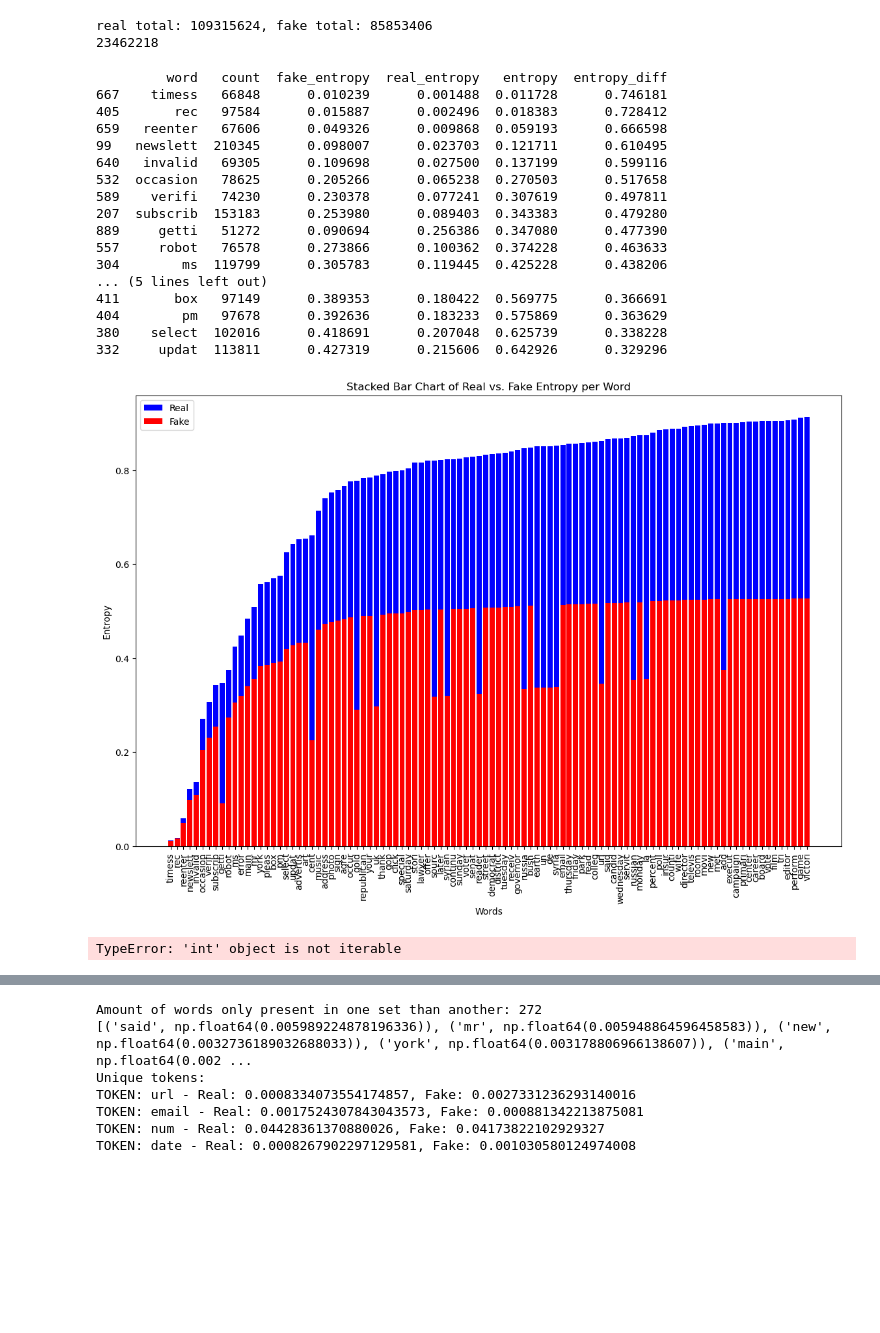
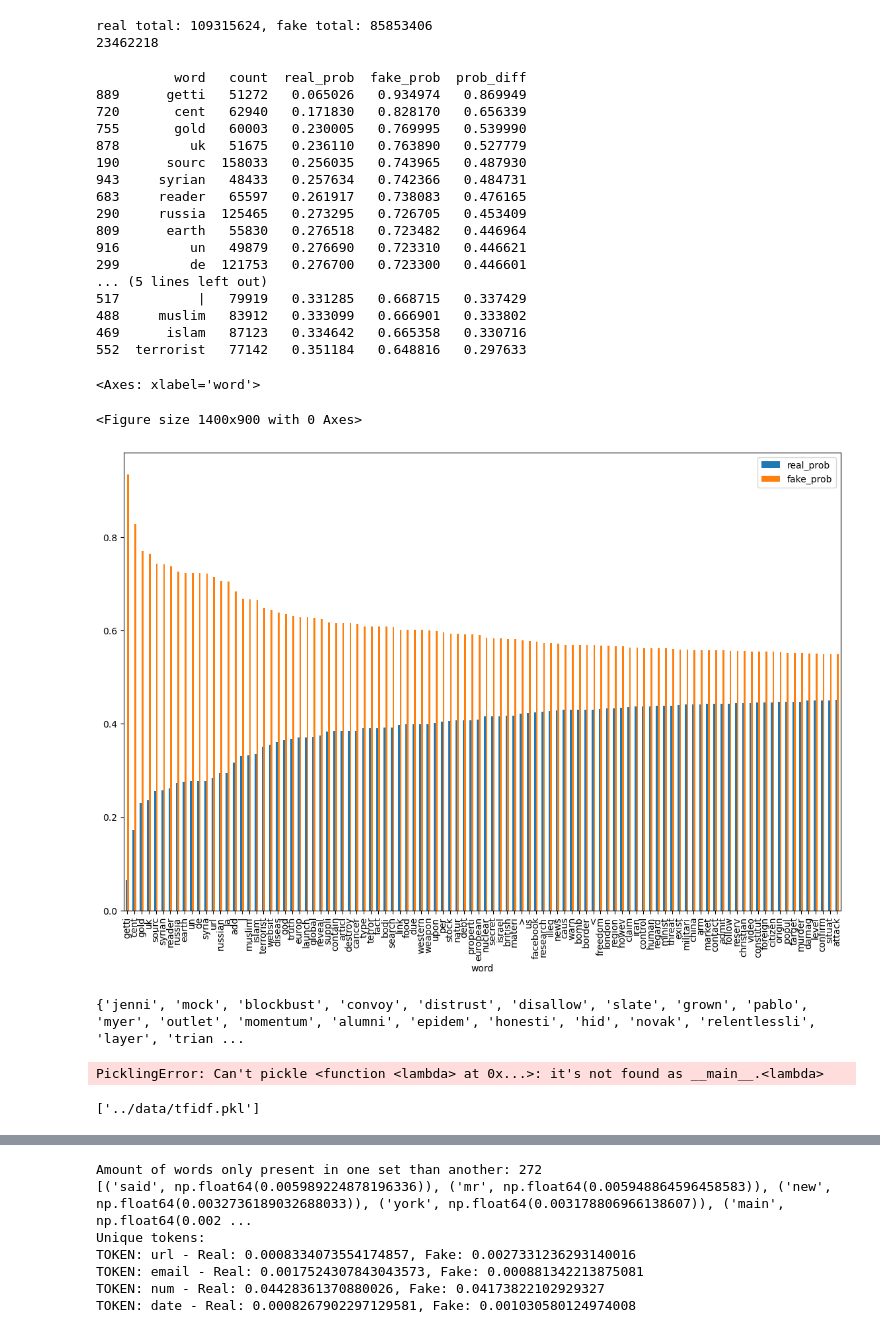
Before and after one commit to Laplace0000/GDS_TwoTime, a Jupyter notebook: src/project.ipynb, the cells around one changed output, grey strips where cells are left out. Cells and saved outputs as stored; diff of their text form; code cells hidden in the pictures; blank space fills up the shorter version.

Commit message:
added some more graphing

```diff
--- a/src/project.ipynb
+++ b/src/project.ipynb
@@ -477,71 +473,76 @@ fake_pd_prob = pd.Series(dict(fake_dist)).apply(lambda x: x/fake_total)
 def entropy_calculation(row):
     word = row["word"]
     # use one cause of add one discounting
-    real_prob = real_dist.get(word, 1/real_total) / all_dist.get(word, 1/all_total)
+    row["real_prob"] = real_dist.get(word, 1) / all_dist.get(word, 1/all_total)
     #row["real_prob"] = real_prob
-    fake_prob = fake_dist.get(word, 1/fake_total) / all_dist.get(word, 1/all_total)
+    row["fake_prob"] = fake_dist.get(word, 1) / all_dist.get(word, 1/all_total)
     #row["fake_prob"] = fake_prob
-    row["fake_entropy"] = -1*fake_prob*np.log2(fake_prob)
-    row["real_entropy"] = -1*real_prob*np.log2(real_prob)
-    row["entropy"] = row["fake_entropy"] + row["real_entropy"]
-    row["entropy_diff"] = abs(row["fake_entropy"] - row["real_entropy"]) / row["entropy"]
+    #row["fake_prob"] = -1*fake_prob*np.log2(fake_prob)
+    #row["real_entropy"] = -1*real_prob*np.log2(real_prob)
+    #row["entropy"] = row["fake_entropy"] + row["real_entropy"]
+    row["prob_diff"] = abs(row["real_prob"] - row["fake_prob"])
     return row
 # %%
 word_entropy = pd.DataFrame(all_dist.most_common(1000), columns=["word", "count"]).apply(entropy_calculation, axis=1)
-word_entropy = word_entropy.sort_values("entropy", ascending=True)
+word_entropy = word_entropy.sort_values("fake_prob", ascending=False)
 print(word_entropy.head(20))
 # %% [output]
-         word   count  fake_entropy  real_entropy   entropy  entropy_diff
-667    timess   66848      0.010239      0.001488  0.011728      0.746181
-405       rec   97584      0.015887      0.002496  0.018383      0.728412
-659   reenter   67606      0.049326      0.009868  0.059193      0.666598
-99   newslett  210345      0.098007      0.023703  0.121711      0.610495
-640   invalid   69305      0.109698      0.027500  0.137199      0.599116
-532  occasion   78625      0.205266      0.065238  0.270503      0.517658
-589    verifi   74230      0.230378      0.077241  0.307619      0.497811
-207  subscrib  153183      0.253980      0.089403  0.343383      0.479280
-889     getti   51272      0.090694      0.256386  0.347080      0.477390
-557     robot   76578      0.273866      0.100362  0.374228      0.463633
-304        ms  119799      0.305783      0.119445  0.425228      0.438206
+          word   count  real_prob  fake_prob  prob_diff
+889      getti   51272   0.065026   0.934974   0.869949
+720       cent   62940   0.171830   0.828170   0.656339
+755       gold   60003   0.230005   0.769995   0.539990
+878         uk   51675   0.236110   0.763890   0.527779
+190      sourc  158033   0.256035   0.743965   0.487930
+943     syrian   48433   0.257634   0.742366   0.484731
+683     reader   65597   0.261917   0.738083   0.476165
+290     russia  125465   0.273295   0.726705   0.453409
+809      earth   55830   0.276518   0.723482   0.446964
+916         un   49879   0.276690   0.723310   0.446621
+299         de  121753   0.276700   0.723300   0.446601
 ... (5 lines left out)
-411       box   97149      0.389353      0.180422  0.569775      0.366691
-404        pm   97678      0.392636      0.183233  0.575869      0.363629
-380    select  102016      0.418691      0.207048  0.625739      0.338228
-332     updat  113811      0.427319      0.215606  0.642926      0.329296
+517          |   79919   0.331285   0.668715   0.337429
+488     muslim   83912   0.333099   0.666901   0.333802
+469      islam   87123   0.334642   0.665358   0.330716
+552  terrorist   77142   0.351184   0.648816   0.297633
 # %%
 plt.figure(figsize=(14, 9))
 
 word_entropy_lim = word_entropy.head(100)
-
+width = 0.2
 # Bar chart with stacking
-plt.bar(word_entropy_lim["word"], word_entropy_lim["real_entropy"] + word_entropy_lim["fake_entropy"], label="Real", color="blue")
-plt.bar(word_entropy_lim["word"], word_entropy_lim["fake_entropy"], label="Fake", color="red")
+#plt.bar(word_entropy_lim["word"], word_entropy_lim["real_prob"] + word_entropy_lim["fake_prob"], label="Real", color="blue")
+#plt.bar(word_entropy_lim["word"], word_entropy_lim["fake_prob"], label="Fake", color="red")
+"""
+plt.bar(word_entropy_lim["word"])
 
 # Labels and title
 plt.xlabel("Words")
 plt.ylabel("Entropy")
 plt.title("Stacked Bar Chart of Real vs. Fake Entropy per Word")
 plt.legend()
 
 # Rotate x-axis labels for readability
 plt.xticks(rotation=90)
 
 # Show plot
 plt.show()
+"""
+
+word_entropy_lim[["word", "real_prob", "fake_prob"]].plot(kind='bar', x='word', stacked=False, figsize=(14, 9))
 # %% [output]
+<Axes: xlabel='word'>
+<Figure size 1400x900 with 0 Axes>
-[figure, old version]
+[figure, new version]
 # %%
 # tf idf
 from sklearn.feature_extraction.text import TfidfVectorizer
 
-vocab = {val for (_, val) in all_dist.most_common(10000)}
-
+vocab = {val for (val, _) in all_dist.most_common(10000)}
+print(vocab)
 tfidf_real_vec = TfidfVectorizer(analyzer=lambda x: x, vocabulary=vocab)
 tfidf_fake_vec = TfidfVectorizer(analyzer=lambda x: x, vocabulary=vocab)
-
 tfidf_real = tfidf_real_vec.fit_transform(relib_news["content"])
 tfidf_fake = tfidf_fake_vec.fit_transform(fake_news["content"])
-
-joblib.dump((tfidf_real, tfidf_fake, tfidf_real_vec, tfidf_fake_vec), dataPath + "tfidf.pkl")
 # %% [output]
-TypeError: 'int' object is not iterable
+{'jenni', 'mock', 'blockbust', 'convoy', 'distrust', 'disallow', 'slate', 'grown', 'pablo', 'myer', 'outlet', 'momentum', 'alumni', 'epidem', 'honesti', 'hid', 'novak', 'relentlessli', 'layer', 'trian ...
+PicklingError: Can't pickle <function <lambda> at 0x...>: it's not found as __main__.<lambda>
@@ -547,0 +554,5 @@ TypeError: 'int' object is not iterable
+# %%
+
+joblib.dump((tfidf_real, tfidf_fake, tfidf_all_real, tfidf_all_fake), dataPath + "tfidf.pkl")
+# %% [output]
+['../data/tfidf.pkl']
```
Also changed, not shown: parts of 9 cells of this notebook.
